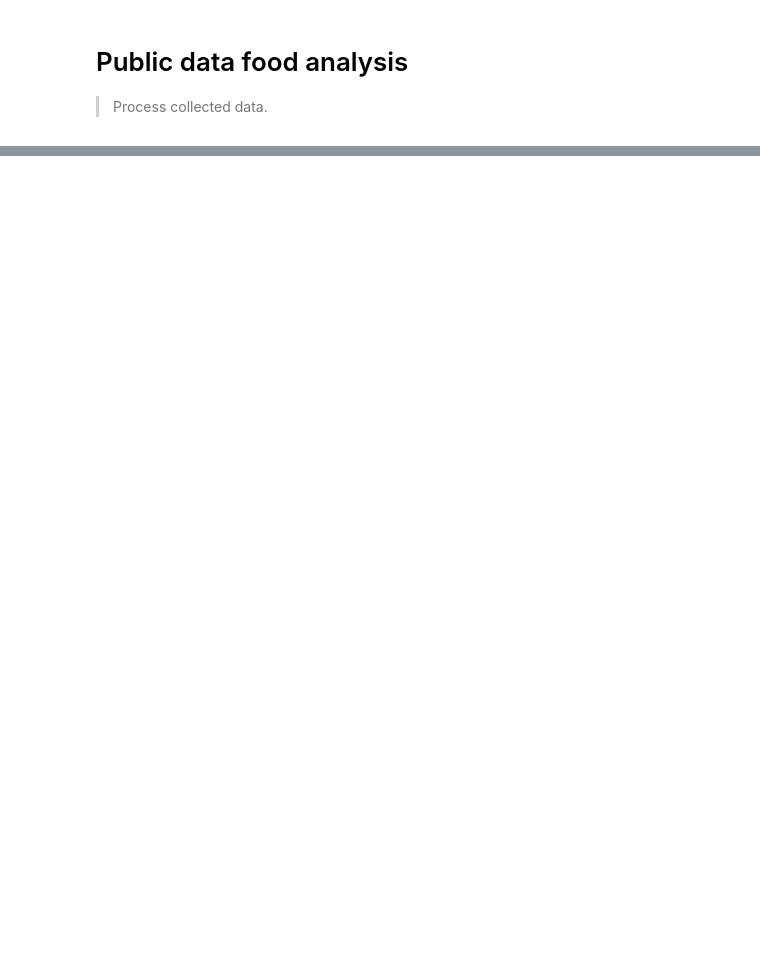
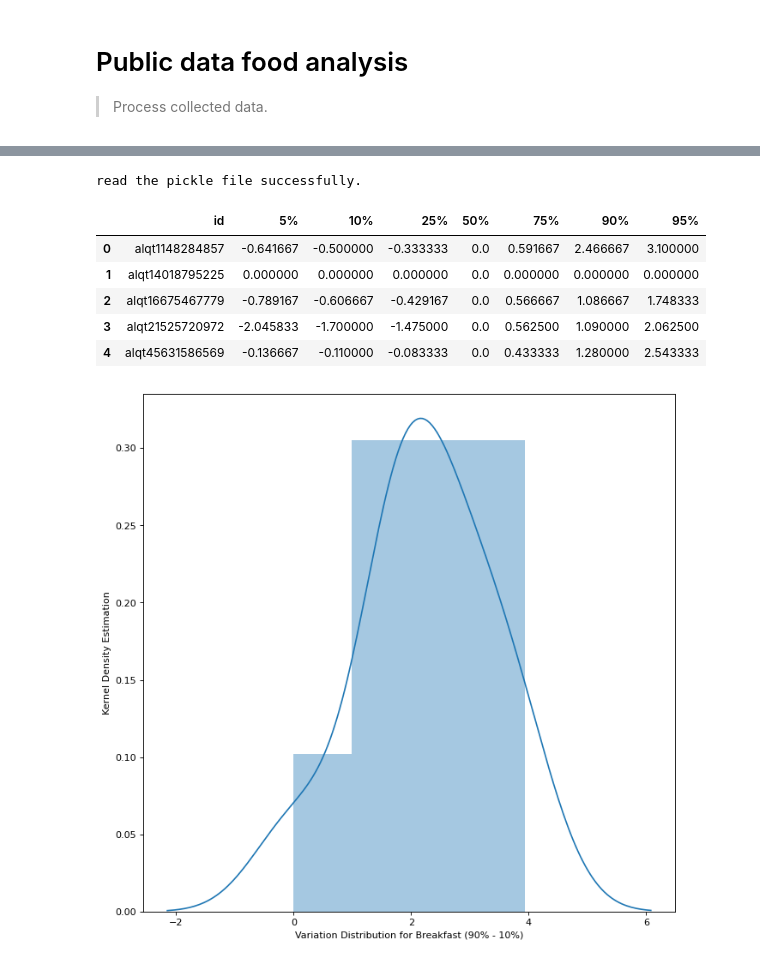
Before and after one commit to tktran11/treets, a Jupyter notebook: 00_core.ipynb, the cells around one changed output, grey strips where cells are left out. Cells and saved outputs as stored; diff of their text form; code cells hidden in the pictures; blank space fills up the shorter version.

```diff
--- a/00_core.ipynb
+++ b/00_core.ipynb
@@ -211,0 +192,34 @@ def adherent(s):
+# %%
+#export
+def get_adherent_column(in_path, out_path=None, export = False):
+    """
+    @param in_path: input path, file in pickle, csv or pandas dataframe format\n
+    @param out_path: path for out_put file in csv format if export==True.\n
+    @param export: whether to save processed df locally.\n
+    return True for a logging if the there are more than 2 loggings in one day w/ more than 4hrs apart from each other.
+    """
+    def adherent(s):
+        if len(s.values) >= 2 and (max(s.values) - min(s.values)) >= 4:
+            return True
+        else:
+            return False
+
+    if isinstance(in_path, str):
+        if in_path.split('.')[-1] == 'pickle':
+            # load data
+            public_all_pickle_file = open(in_path, 'rb')
+            df = pickle.load(public_all_pickle_file)
+            print('read the pickle file successfully.')
+        if in_path.split('.')[-1] == 'csv':
+            df = pd.read_csv(in_path)
+            print('read the csv file successfully.')
+    else:
+        df = in_path
+
+    adherent_dict = dict(df.groupby(['unique_code', 'date'])['local_time'].agg(adherent))
+    df['adherence'] = df.apply(lambda x: adherent_dict[(x.unique_code, x.date)], axis = 1)
+
+    if export == True:
+        df.to_csv(out_path)
+
+    return df
@@ -333,0 +427,3 @@ All food is counted!
+# %%
+df = load_public_data('data/test_food_details.csv',export=False)
+get_certain_types(df, ['m'])
@@ -333,0 +544,11 @@ All food is counted!
+# %%
+breakfast_analysis_variability('data/output/public_basline_usable_expanded.pickle').head()
+# %% [output]
+read the pickle file successfully.
+|  | id | 5% | 10% | 25% | 50% | 75% | 90% | 95% |
+| 0 | alqt1148284857 | -0.641667 | -0.500000 | -0.333333 | 0.0 | 0.591667 | 2.466667 | 3.100000 |
+| 1 | alqt14018795225 | 0.000000 | 0.000000 | 0.000000 | 0.0 | 0.000000 | 0.000000 | 0.000000 |
+| 2 | alqt16675467779 | -0.789167 | -0.606667 | -0.429167 | 0.0 | 0.566667 | 1.086667 | 1.748333 |
+| 3 | alqt21525720972 | -2.045833 | -1.700000 | -1.475000 | 0.0 | 0.562500 | 1.090000 | 2.062500 |
+| 4 | alqt45631586569 | -0.136667 | -0.110000 | -0.083333 | 0.0 | 0.433333 | 1.280000 | 2.543333 |
+[figure, added]
```
Also changed, not shown: parts of 21 cells of this notebook, 3 other files.
